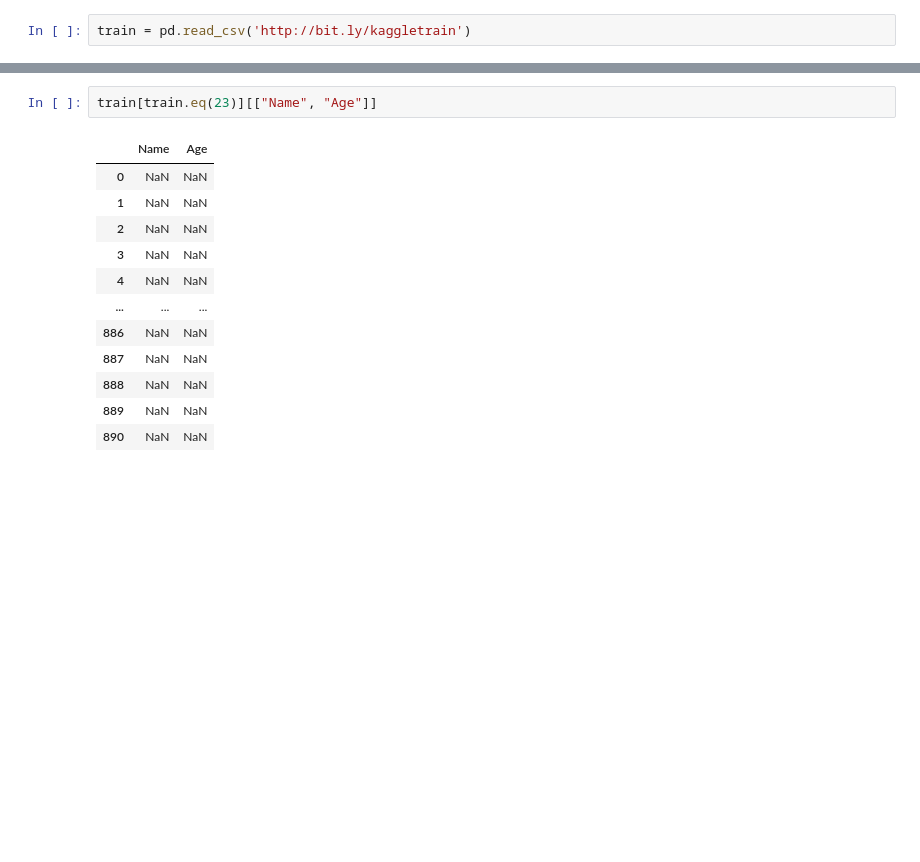
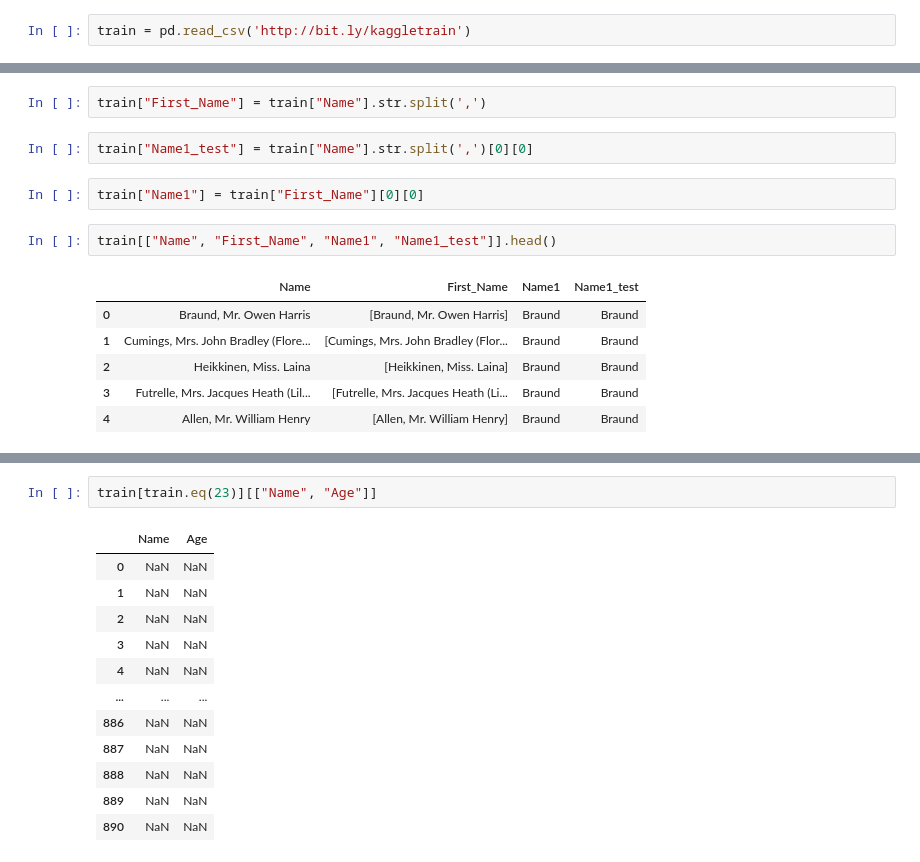
Before and after one commit to Hamzakhalidcs/Notebooks, a Jupyter notebook: map, apply, apply map .ipynb, the cells around one changed output, grey strips where cells are left out. Saved outputs shown, nothing was run; the diff lists cells and outputs as text; blank space fills up the shorter version.

```diff
--- a/map, apply, apply map .ipynb
+++ b/map, apply, apply map .ipynb
@@ -5,0 +16,15 @@ train = pd.read_csv('http://bit.ly/kaggletrain')
+# %%
+train["First_Name"] = train["Name"].str.split(',')
+# %%
+train["Name1_test"] = train["Name"].str.split(',')[0][0]
+# %%
+train["Name1"] = train["First_Name"][0][0]
+# %%
+train[["Name", "First_Name", "Name1", "Name1_test"]].head()
+# %% [output]
+|  | Name | First_Name | Name1 | Name1_test |
+| 0 | Braund, Mr. Owen Harris | [Braund, Mr. Owen Harris] | Braund | Braund |
+| 1 | Cumings, Mrs. John Bradley (Flore... | [Cumings, Mrs. John Bradley (Flor... | Braund | Braund |
+| 2 | Heikkinen, Miss. Laina | [Heikkinen, Miss. Laina] | Braund | Braund |
+| 3 | Futrelle, Mrs. Jacques Heath (Lil... | [Futrelle, Mrs. Jacques Heath (Li... | Braund | Braund |
+| 4 | Allen, Mr. William Henry | [Allen, Mr. William Henry] | Braund | Braund |
```
Also changed, not shown: parts of 15 cells of this notebook, 8 other files.
